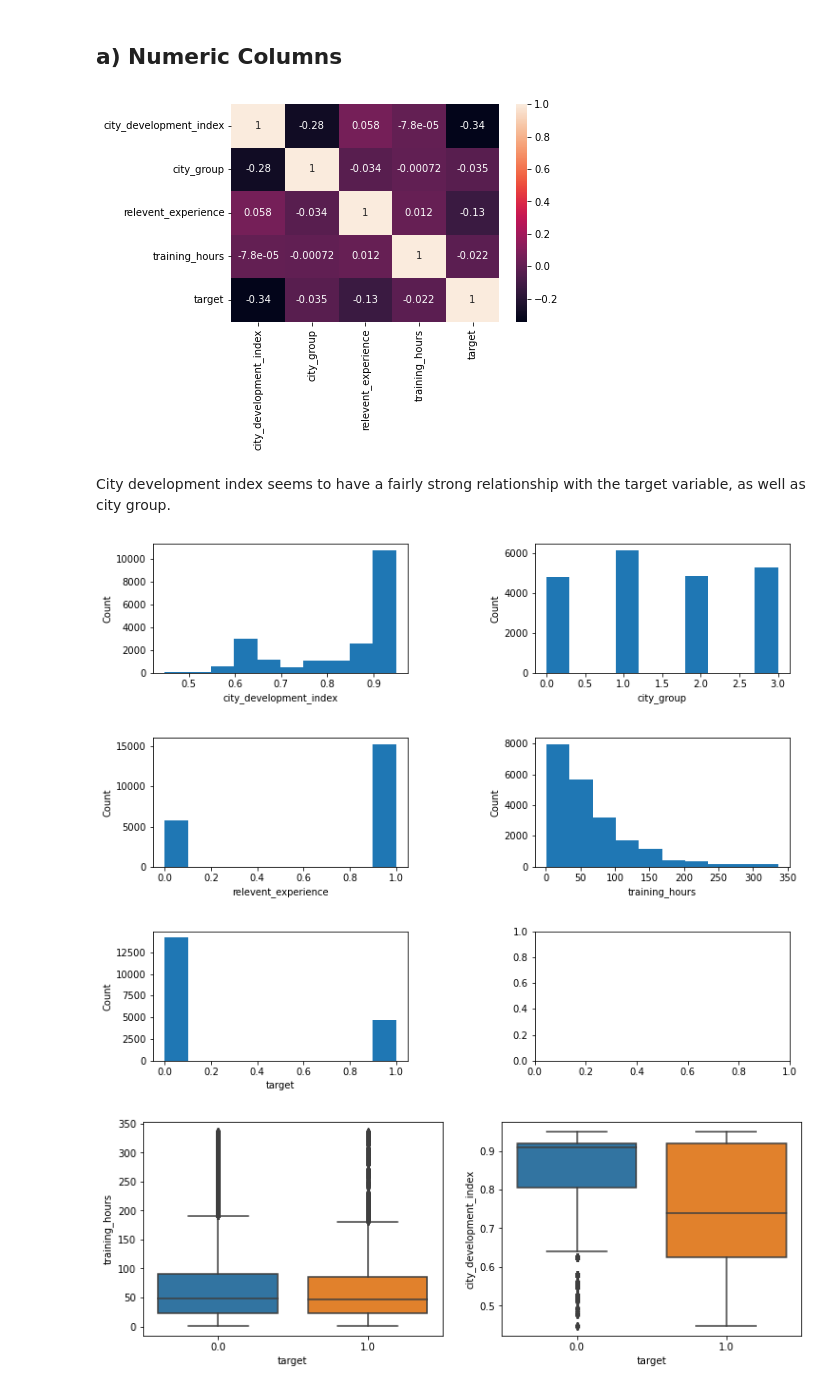
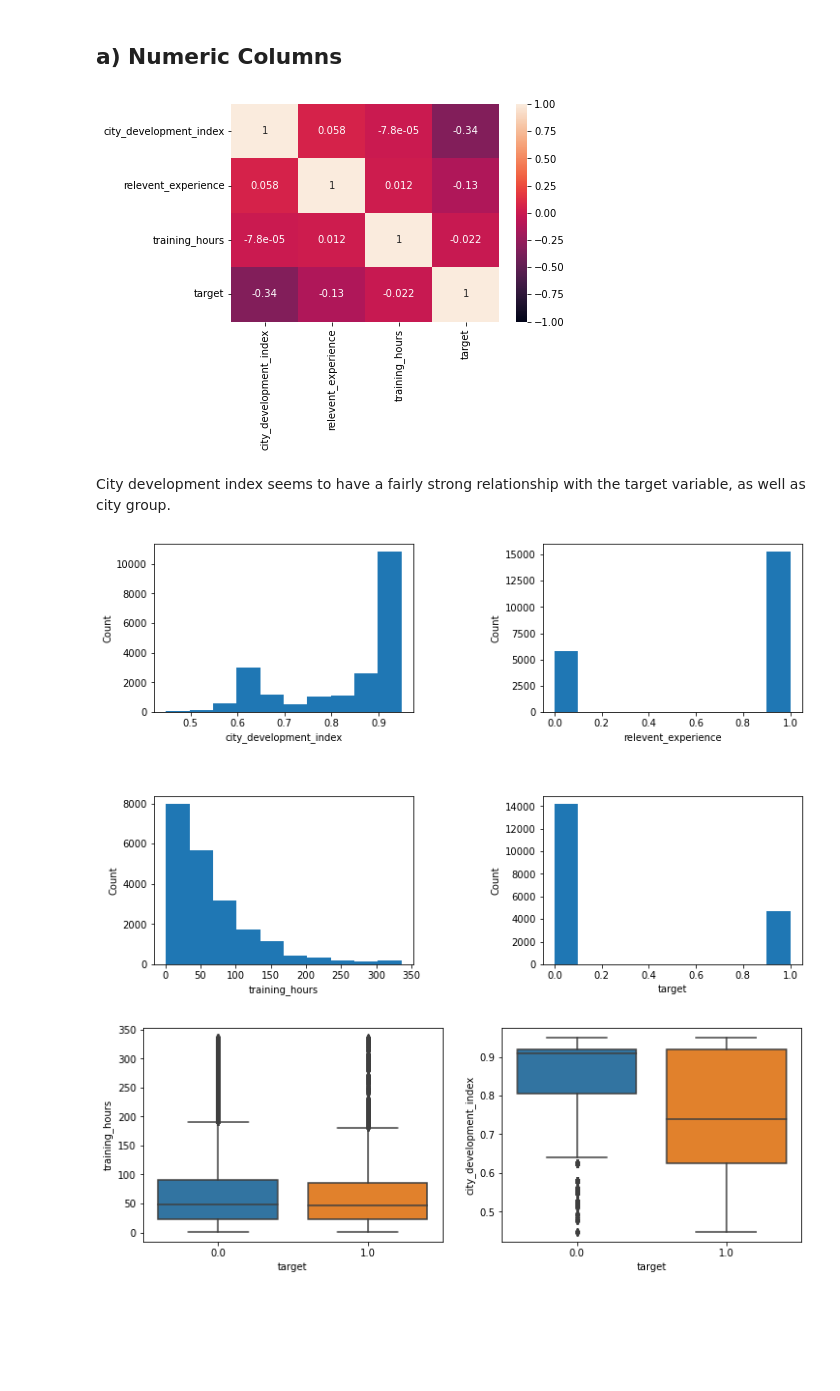
Before and after one commit to divzueri/Data-Science-Projects, a Jupyter notebook: HRAnalytics/notebooks/2_EDA.ipynb, the cells around one changed output. Saved outputs shown, nothing was run; the diff lists cells and outputs as text; code cells hidden in the pictures; blank space fills up the shorter version.

Commit message:
Changed city bins to categorical from ordinal, made more progress in modeling

```diff
--- a/HRAnalytics/notebooks/2_EDA.ipynb
+++ b/HRAnalytics/notebooks/2_EDA.ipynb
@@ -221,13 +179,13 @@ Some possible ideas on how to bin city. This can probably be encoded as an ordin
 # %%
 def city_group(city):
-    """Map to bin years of experience"""
-    if city in cities_1:
-        return(0)
-    elif city in cities_2:
-        return(1)
-    elif city in cities_3:
-        return(2)
-    elif city in cities_4:
-        return(3)
+    """Map to bin city (without making any assumptions)"""
+    if city=='city_103':
+        return('city_103')
+    elif city=='city_21':
+        return('city_21')
+    elif city=='city_16':
+        return('city_16')
+    elif city=='city_114':
+        return('city_114')
     else:
-        return(np.nan)
+        return('city_other')
@@ -279,25 +242,25 @@ df_nonull.shape
 # %% [markdown]
 ## a) Numeric Columns
 # %%
-num_cols = ['city_development_index', 'city_group', 'relevent_experience', 'training_hours', 'target']
+num_cols = ['city_development_index', 'relevent_experience', 'training_hours', 'target']
 # %%
 # Make a heatmap
 
 plt.figure()
-sns.heatmap(df_nonull[num_cols].corr(), annot=True);
+sns.heatmap(df_nonull[num_cols].corr(), annot=True, vmin=-1, vmax=1);
 # %% [output]
-[figure, old version]
+[figure, new version]
 # %% [markdown]
 City development index seems to have a fairly strong relationship with the target variable, as well as city group.
 # %%
-fig, axes = plt.subplots(3, 2, figsize=(12,10))
+fig, axes = plt.subplots(2, 2, figsize=(12,8))
 fig.subplots_adjust(wspace=0.5, hspace=0.5)
 for i, col in enumerate(num_cols):
     ax = axes.flatten()[i]
     ax.hist(x=col, data=df_nonull)
     ax.set(xlabel=col, ylabel='Count')
 # %% [output]
-[figure, old version]
+[figure, new version]
 # %%
 fig, axes = plt.subplots(1,2, figsize=(12,4))
 sns.boxplot(x='target', y='training_hours', data=df_nonull, ax=axes[0]);
```
Also changed, not shown: parts of 14 cells of this notebook, 11 other files.
